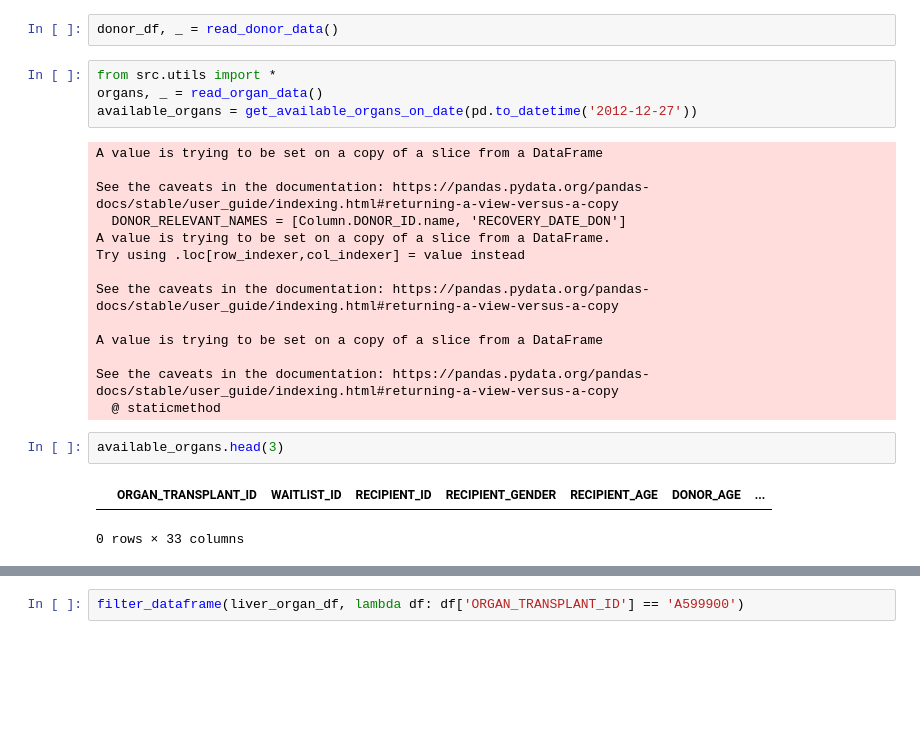
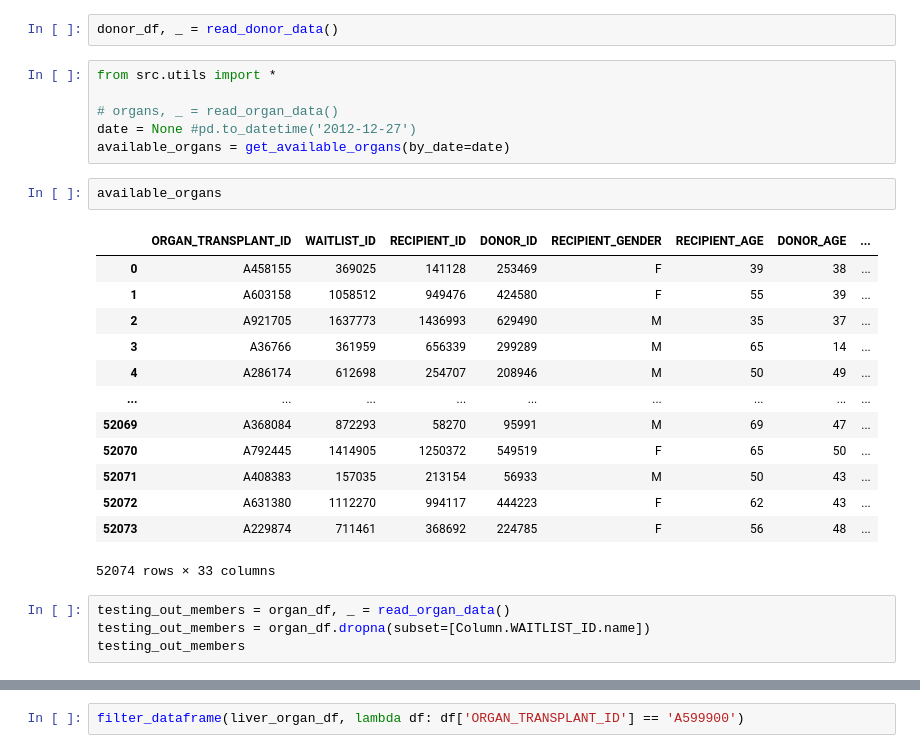
Before and after one commit to justinebreuch/organ-allocation, a Jupyter notebook: playground.ipynb, the cells around one changed output, grey strips where cells are left out. Cells and saved outputs as stored; diff of their text form; blank space fills up the shorter version.

```diff
--- a/playground.ipynb
+++ b/playground.ipynb
@@ -18,24 +18,27 @@ Transplants performed can be selected by choosing records where ORGAN_TRANSPLANT
 donor_df, _ = read_donor_data()
 # %%
 from src.utils import *
-organs, _ = read_organ_data()
-available_organs = get_available_organs_on_date(pd.to_datetime('2012-12-27'))
+
+# organs, _ = read_organ_data()
+date = None #pd.to_datetime('2012-12-27')
+available_organs = get_available_organs(by_date=date)
-# %% [output]
-A value is trying to be set on a copy of a slice from a DataFrame
-
-See the caveats in the documentation: https://pandas.pydata.org/pandas-docs/stable/user_guide/indexing.html#returning-a-view-versus-a-copy
-  DONOR_RELEVANT_NAMES = [Column.DONOR_ID.name, 'RECOVERY_DATE_DON']
-A value is trying to be set on a copy of a slice from a DataFrame.
-Try using .loc[row_indexer,col_indexer] = value instead
-
-See the caveats in the documentation: https://pandas.pydata.org/pandas-docs/stable/user_guide/indexing.html#returning-a-view-versus-a-copy
-
-A value is trying to be set on a copy of a slice from a DataFrame
-
-See the caveats in the documentation: https://pandas.pydata.org/pandas-docs/stable/user_guide/indexing.html#returning-a-view-versus-a-copy
-  @ staticmethod
 # %%
-available_organs.head(3)
+available_organs
 # %% [output]
-|  | ORGAN_TRANSPLANT_ID | WAITLIST_ID | RECIPIENT_ID | RECIPIENT_GENDER | RECIPIENT_AGE | DONOR_AGE | ... |
+|  | ORGAN_TRANSPLANT_ID | WAITLIST_ID | RECIPIENT_ID | DONOR_ID | RECIPIENT_GENDER | RECIPIENT_AGE | DONOR_AGE | ... |
+| 0 | A458155 | 369025 | 141128 | 253469 | F | 39 | 38 | ... |
+| 1 | A603158 | 1058512 | 949476 | 424580 | F | 55 | 39 | ... |
+| 2 | A921705 | 1637773 | 1436993 | 629490 | M | 35 | 37 | ... |
+| 3 | A36766 | 361959 | 656339 | 299289 | M | 65 | 14 | ... |
+| 4 | A286174 | 612698 | 254707 | 208946 | M | 50 | 49 | ... |
+| ... | ... | ... | ... | ... | ... | ... | ... | ... |
+| 52069 | A368084 | 872293 | 58270 | 95991 | M | 69 | 47 | ... |
+| 52070 | A792445 | 1414905 | 1250372 | 549519 | F | 65 | 50 | ... |
+| 52071 | A408383 | 157035 | 213154 | 56933 | M | 50 | 43 | ... |
+| 52072 | A631380 | 1112270 | 994117 | 444223 | F | 62 | 43 | ... |
+| 52073 | A229874 | 711461 | 368692 | 224785 | F | 56 | 48 | ... |
-0 rows × 33 columns
+52074 rows × 33 columns
+# %%
+testing_out_members = organ_df, _ = read_organ_data()
+testing_out_members = organ_df.dropna(subset=[Column.WAITLIST_ID.name])
+testing_out_members
```
Also changed, not shown: parts of 4 cells of this notebook, 1 other file.
